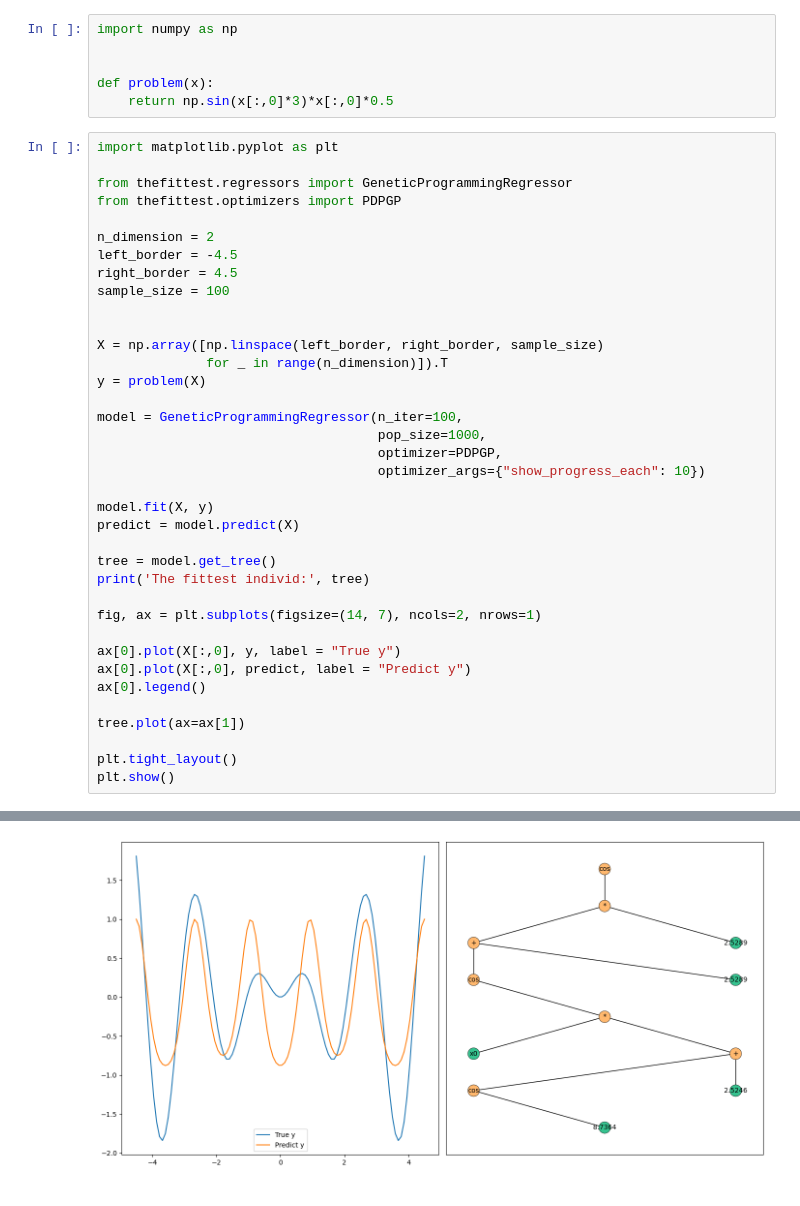
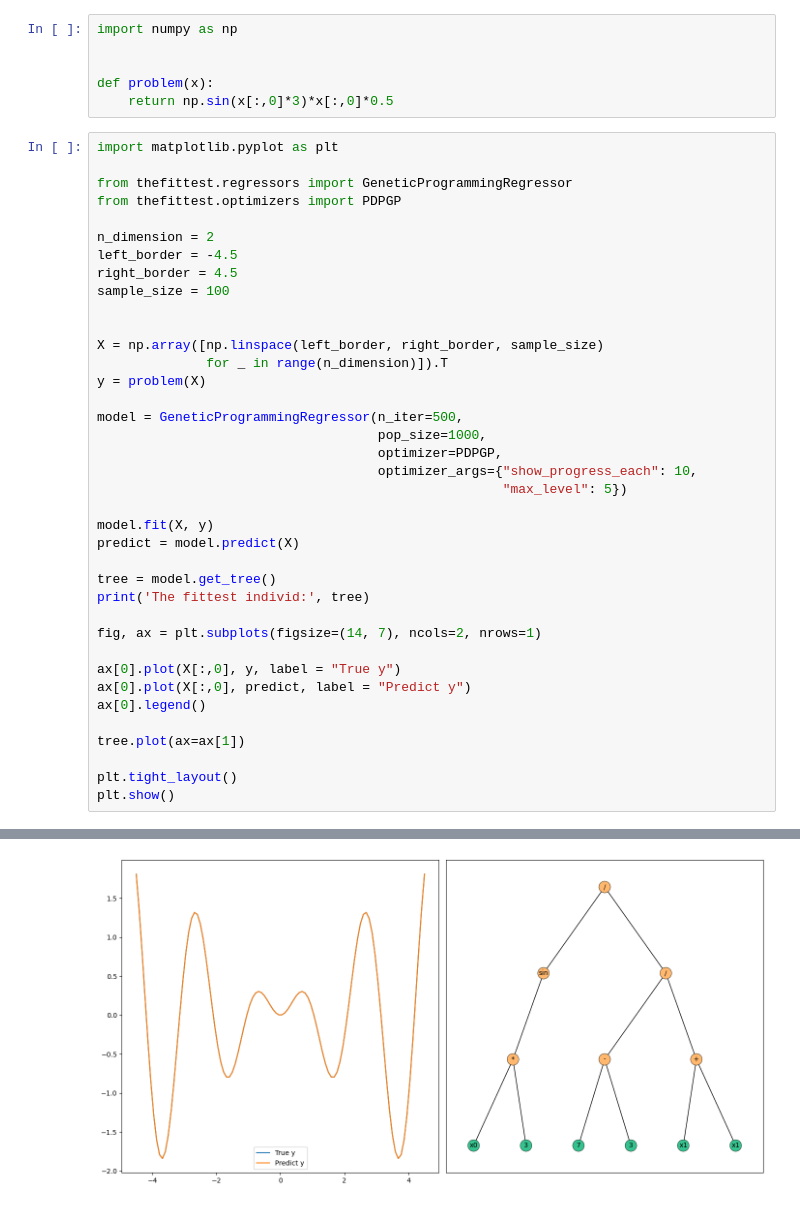
Before and after one commit to sherstpasha/thefittest-notebooks, a Jupyter notebook: genetic_programming_symbolic_regression_problem.ipynb, the cells around one changed output, grey strips where cells are left out. Drawn from its saved outputs; the diff is of its cells as text.

```diff
--- a/genetic_programming_symbolic_regression_problem.ipynb
+++ b/genetic_programming_symbolic_regression_problem.ipynb
@@ -34,10 +51,11 @@ X = np.array([np.linspace(left_border, right_border, sample_size)
               for _ in range(n_dimension)]).T
 y = problem(X)
 
-model = GeneticProgrammingRegressor(n_iter=100,
+model = GeneticProgrammingRegressor(n_iter=500,
                                     pop_size=1000,
                                     optimizer=PDPGP,
-                                    optimizer_args={"show_progress_each": 10})
+                                    optimizer_args={"show_progress_each": 10,
+                                                    "max_level": 5})
 
 model.fit(X, y)
 predict = model.predict(X)
@@ -70 +94 @@ The fittest individ: cos(((cos((x0 * (cos(8.7364) + 2.5246))) + 2.5289) * 2.5289
-[figure, old version]
+[figure, new version]
```
Also changed, not shown: parts of 2 cells of this notebook, 2 other files.
